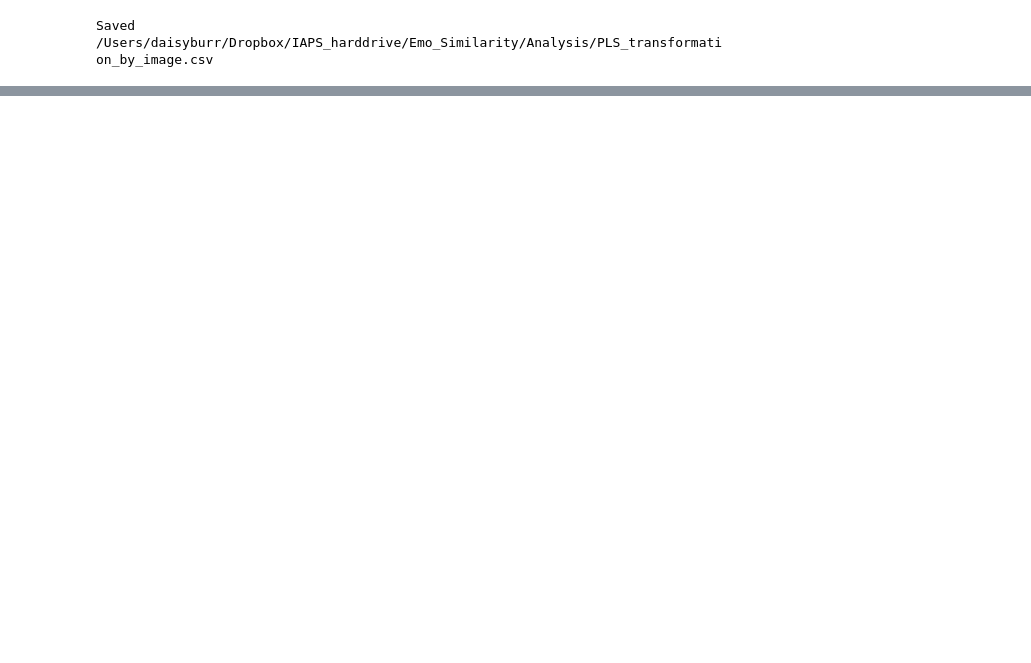
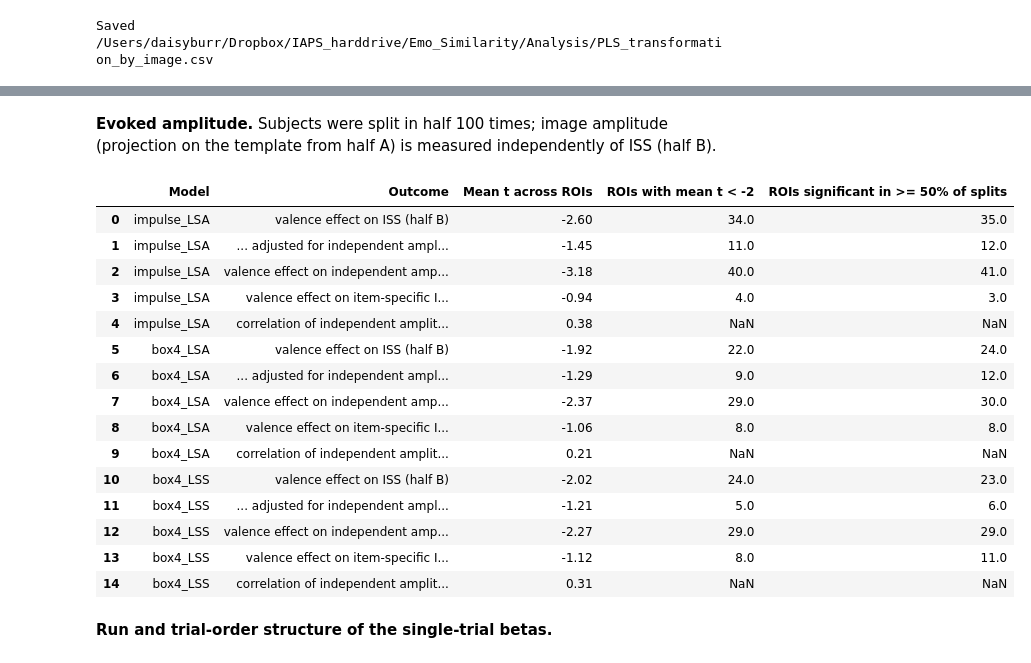
Before and after one commit to daisyburr/Emotion_Similarity, a Jupyter notebook: Analysis/Emotion_Similarity_Consolidated.ipynb, the cells around one changed output, grey strips where cells are left out. Drawn from its saved outputs; the diff is of its cells as text; code cells hidden in the pictures; blank space fills up the shorter version.

```diff
--- a/Analysis/Emotion_Similarity_Consolidated.ipynb
+++ b/Analysis/Emotion_Similarity_Consolidated.ipynb
@@ -895,0 +995,23 @@ table_s1.round(4)
+# %% [markdown]
+**Evoked amplitude.** Subjects were split in half 100 times; image amplitude (projection on the template from half A) is measured independently of ISS (half B).
+# %%
+pd.read_csv(os.path.join(FMRI_FIGS_DIR, "Study4_amplitude_summary.csv"))
+# %% [output]
+|  | Model | Outcome | Mean t across ROIs | ROIs with mean t < -2 | ROIs significant in >= 50% of splits |
+| 0 | impulse_LSA | valence effect on ISS (half B) | -2.60 | 34.0 | 35.0 |
+| 1 | impulse_LSA | ... adjusted for independent ampl... | -1.45 | 11.0 | 12.0 |
+| 2 | impulse_LSA | valence effect on independent amp... | -3.18 | 40.0 | 41.0 |
+| 3 | impulse_LSA | valence effect on item-specific I... | -0.94 | 4.0 | 3.0 |
+| 4 | impulse_LSA | correlation of independent amplit... | 0.38 | NaN | NaN |
+| 5 | box4_LSA | valence effect on ISS (half B) | -1.92 | 22.0 | 24.0 |
+| 6 | box4_LSA | ... adjusted for independent ampl... | -1.29 | 9.0 | 12.0 |
+| 7 | box4_LSA | valence effect on independent amp... | -2.37 | 29.0 | 30.0 |
+| 8 | box4_LSA | valence effect on item-specific I... | -1.06 | 8.0 | 8.0 |
+| 9 | box4_LSA | correlation of independent amplit... | 0.21 | NaN | NaN |
+| 10 | box4_LSS | valence effect on ISS (half B) | -2.02 | 24.0 | 23.0 |
+| 11 | box4_LSS | ... adjusted for independent ampl... | -1.21 | 5.0 | 6.0 |
+| 12 | box4_LSS | valence effect on independent amp... | -2.27 | 29.0 | 29.0 |
+| 13 | box4_LSS | valence effect on item-specific I... | -1.12 | 8.0 | 11.0 |
+| 14 | box4_LSS | correlation of independent amplit... | 0.31 | NaN | NaN |
+# %% [markdown]
+**Run and trial-order structure of the single-trial betas.**
```
Also changed, not shown: parts of 25 cells of this notebook, 38 other files.
